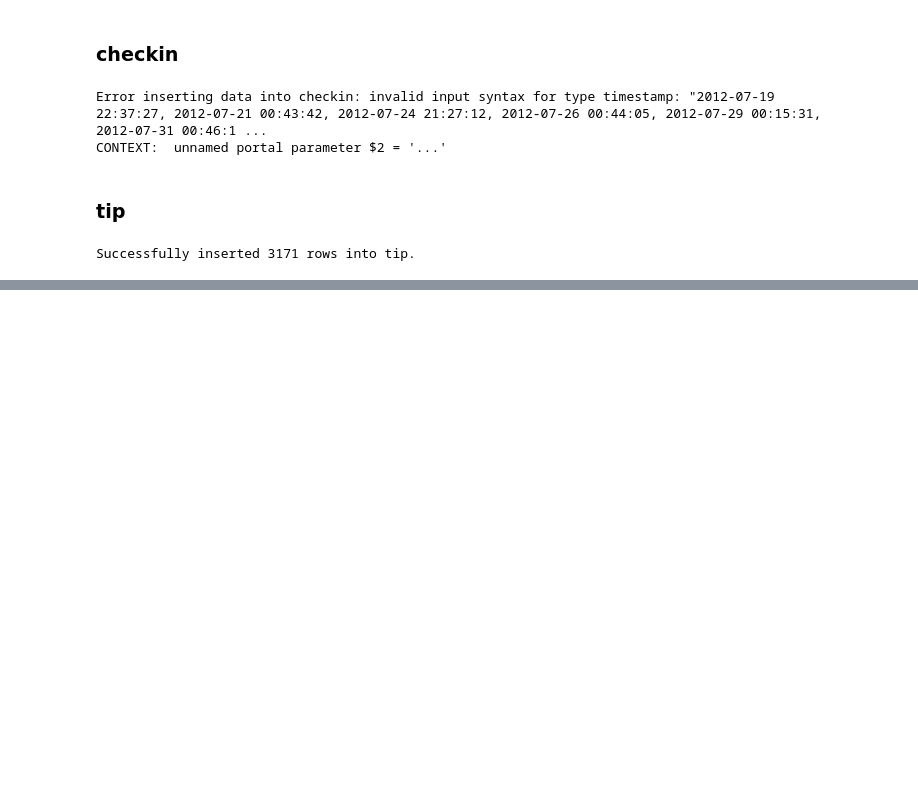
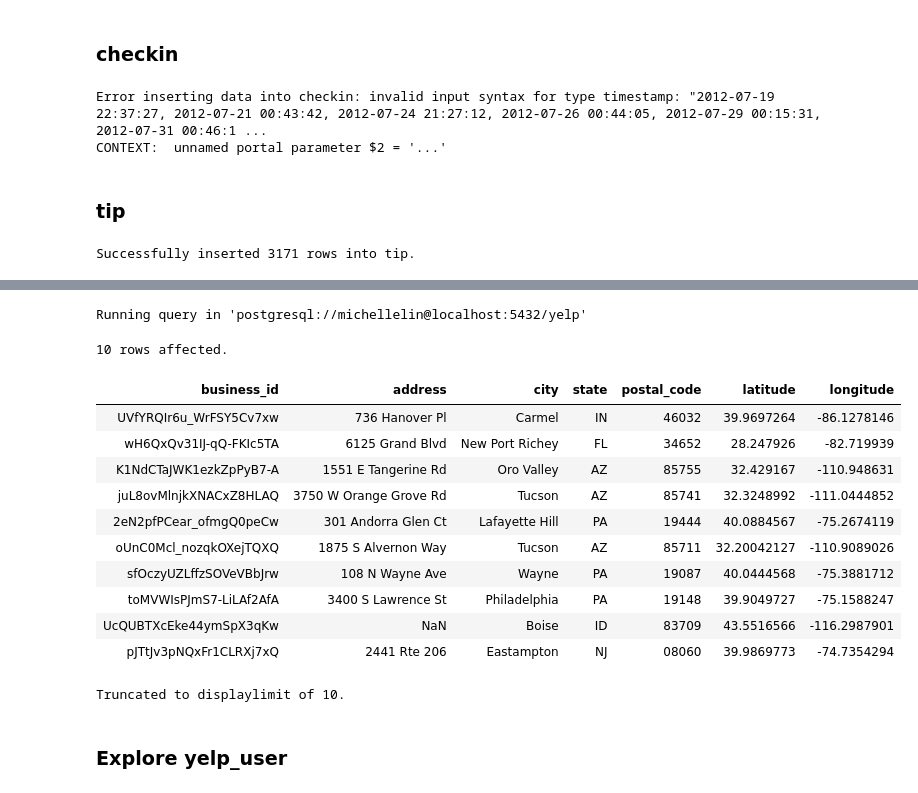
Before and after one commit to MichelleLin-4111/Yelp-Dataset-Analysis, a Jupyter notebook: code/part1_schema_design.ipynb, the cells around one changed output, grey strips where cells are left out. Cells and saved outputs as stored; diff of their text form; code cells hidden in the pictures; blank space fills up the shorter version.

Commit message:
normalized business and user data

```diff
--- a/code/part1_schema_design.ipynb
+++ b/code/part1_schema_design.ipynb
@@ -358,0 +459,20 @@ Running query in 'postgresql://michellelin@localhost:5432/yelp'
+# %%
+%%sql
+SELECT * FROM location LIMIT 10;
+# %% [output]
+Running query in 'postgresql://michellelin@localhost:5432/yelp'
+10 rows affected.
+| business_id | address | city | state | postal_code | latitude | longitude |
+| UVfYRQIr6u_WrFSY5Cv7xw | 736 Hanover Pl | Carmel | IN | 46032 | 39.9697264 | -86.1278146 |
+| wH6QxQv31IJ-qQ-FKIc5TA | 6125 Grand Blvd | New Port Richey | FL | 34652 | 28.247926 | -82.719939 |
+| K1NdCTaJWK1ezkZpPyB7-A | 1551 E Tangerine Rd | Oro Valley | AZ | 85755 | 32.429167 | -110.948631 |
+| juL8ovMlnjkXNACxZ8HLAQ | 3750 W Orange Grove Rd | Tucson | AZ | 85741 | 32.3248992 | -111.0444852 |
+| 2eN2pfPCear_ofmgQ0peCw | 301 Andorra Glen Ct | Lafayette Hill | PA | 19444 | 40.0884567 | -75.2674119 |
+| oUnC0Mcl_nozqkOXejTQXQ | 1875 S Alvernon Way | Tucson | AZ | 85711 | 32.20042127 | -110.9089026 |
+| sfOczyUZLffzSOVeVBbJrw | 108 N Wayne Ave | Wayne | PA | 19087 | 40.0444568 | -75.3881712 |
+| toMVWIsPJmS7-LiLAf2AfA | 3400 S Lawrence St | Philadelphia | PA | 19148 | 39.9049727 | -75.1588247 |
+| UcQUBTXcEke44ymSpX3qKw | NaN | Boise | ID | 83709 | 43.5516566 | -116.2987901 |
+| pJTtJv3pNQxFr1CLRXj7xQ | 2441 Rte 206 | Eastampton | NJ | 08060 | 39.9869773 | -74.7354294 |
+Truncated to displaylimit of 10.
+# %% [markdown]
+### Explore yelp_user
```
Also changed, not shown: parts of 21 cells of this notebook.
